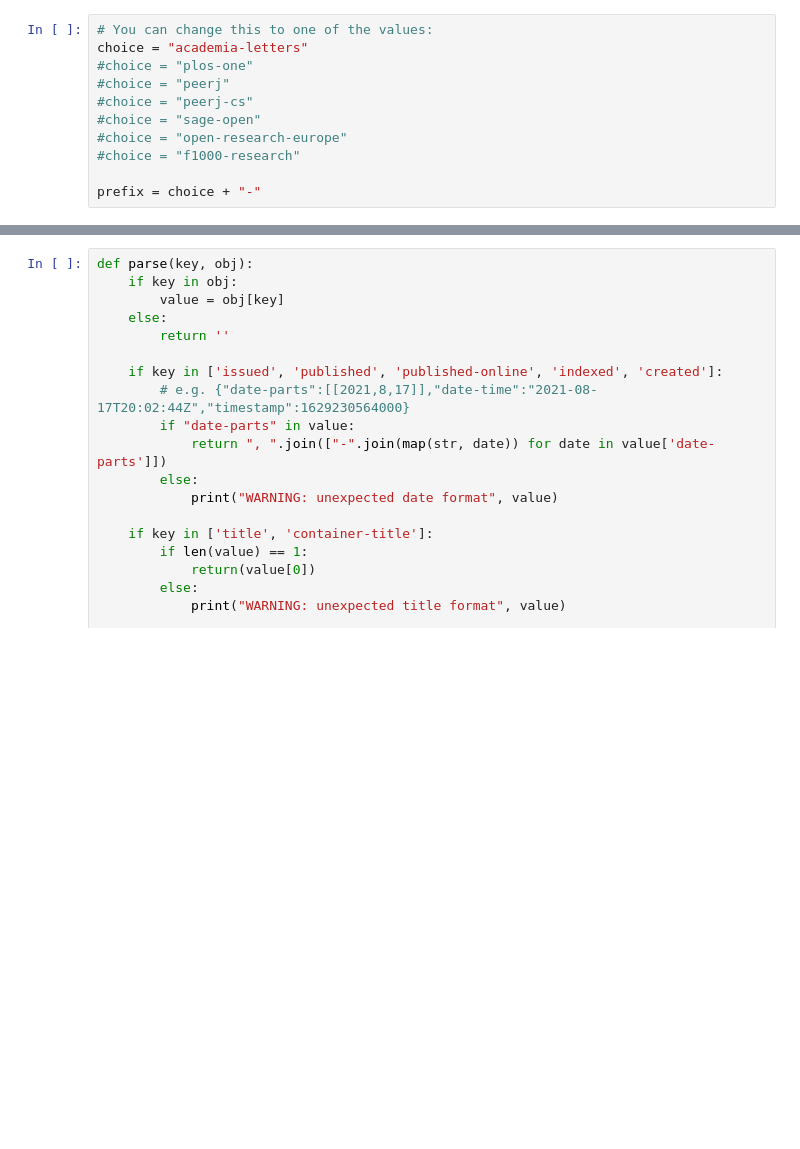
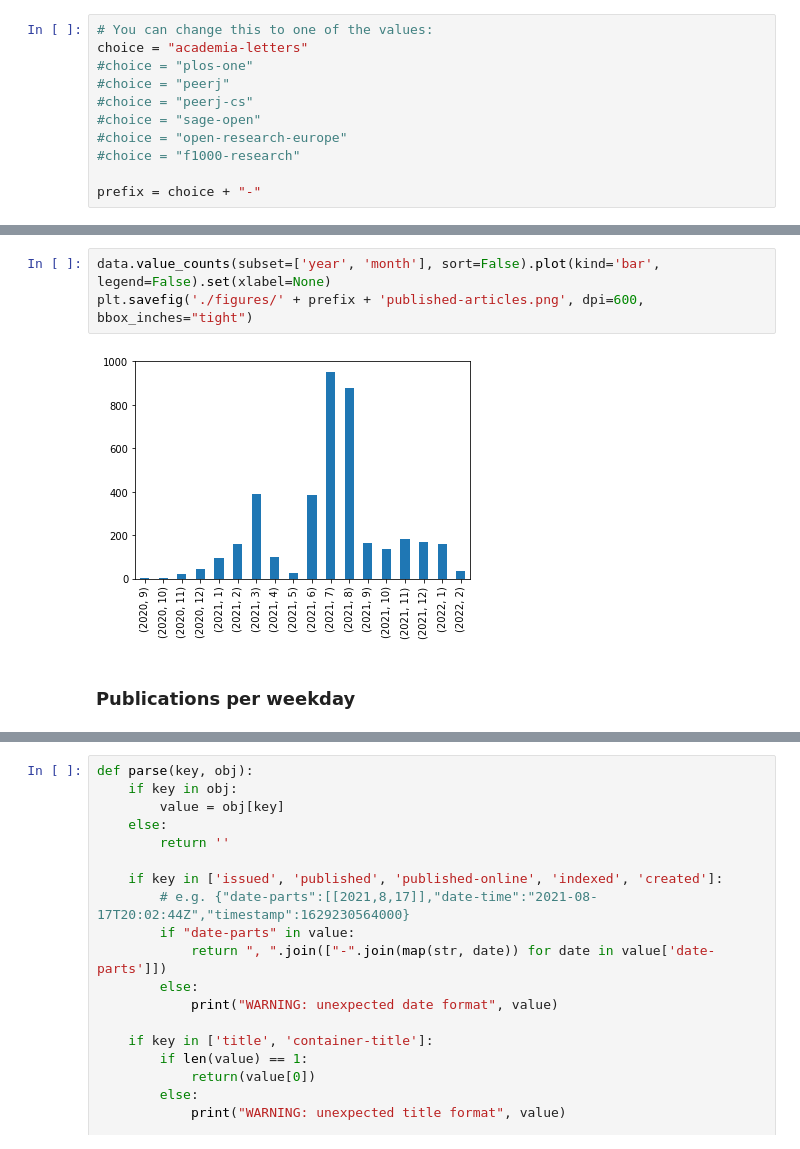
Before and after one commit to zuphilip/analyze-mega-journals, a Jupyter notebook: analyze.ipynb, the cells around one changed output, grey strips where cells are left out. Drawn from its saved outputs; the diff is of its cells as text; blank space fills up the shorter version.

```diff
--- a/analyze.ipynb
+++ b/analyze.ipynb
@@ -29,0 +116,7 @@ prefix = choice + "-"
+# %%
+data.value_counts(subset=['year', 'month'], sort=False).plot(kind='bar', legend=False).set(xlabel=None)
+plt.savefig('./figures/' + prefix + 'published-articles.png', dpi=600, bbox_inches="tight")
+# %% [output]
+[figure, added]
+# %% [markdown]
+### Publications per weekday
```
Also changed, not shown: parts of 46 cells of this notebook, 21 other files.
